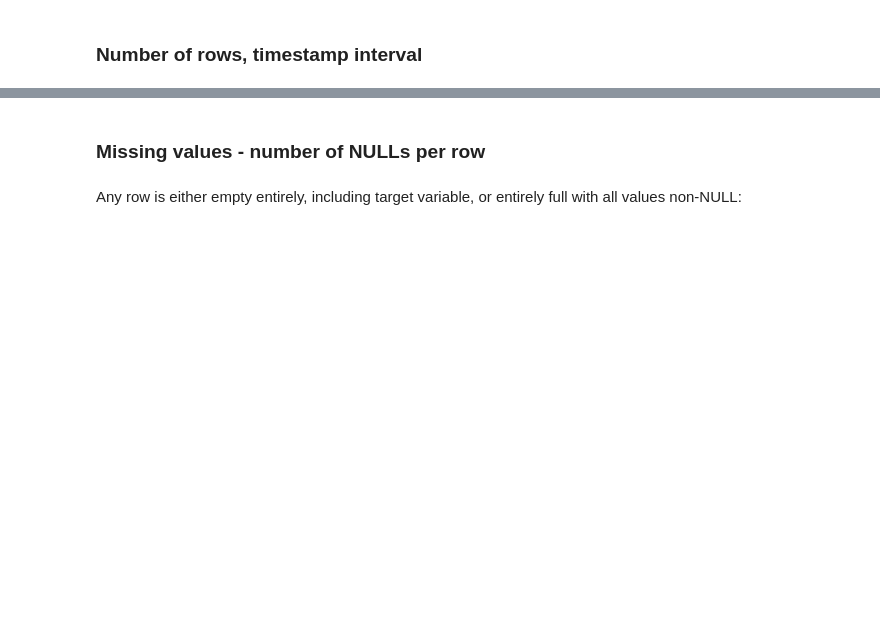
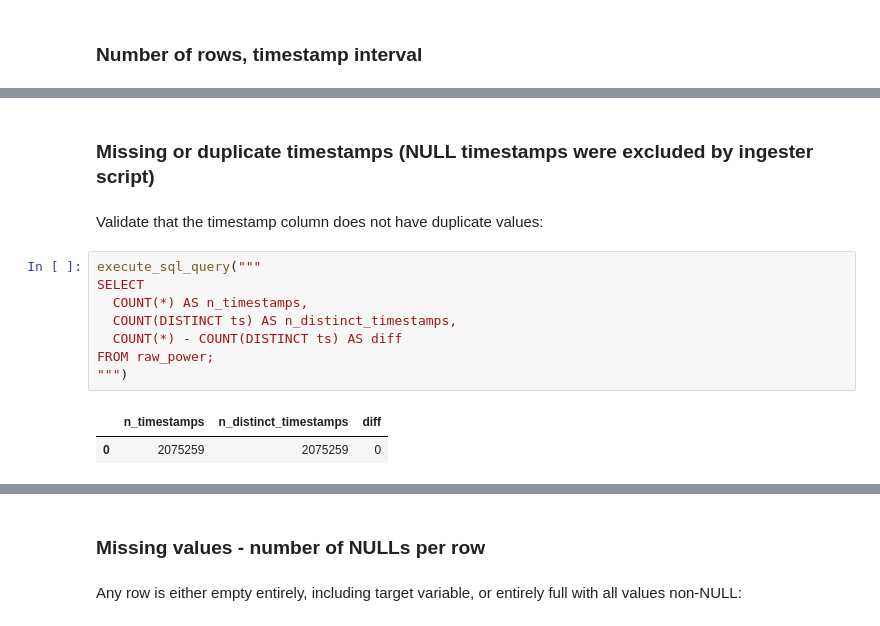
Before and after one commit to sysakm/housepower, a Jupyter notebook: EDA.ipynb, the cells around one changed output, grey strips where cells are left out. Saved outputs shown, nothing was run; the diff lists cells and outputs as text; blank space fills up the shorter version.

```diff
--- a/EDA.ipynb
+++ b/EDA.ipynb
@@ -32,0 +35,15 @@ FROM raw_power;
+# %% [markdown]
+### Missing or duplicate timestamps (NULL timestamps were excluded by ingester script)
+# %% [markdown]
+Validate that the timestamp column does not have duplicate values:
+# %%
+execute_sql_query("""
+SELECT
+  COUNT(*) AS n_timestamps,
+  COUNT(DISTINCT ts) AS n_distinct_timestamps,
+  COUNT(*) - COUNT(DISTINCT ts) AS diff
+FROM raw_power;
+""")
+# %% [output]
+|  | n_timestamps | n_distinct_timestamps | diff |
+| 0 | 2075259 | 2075259 | 0 |
```
Also changed, not shown: parts of 12 cells of this notebook.
